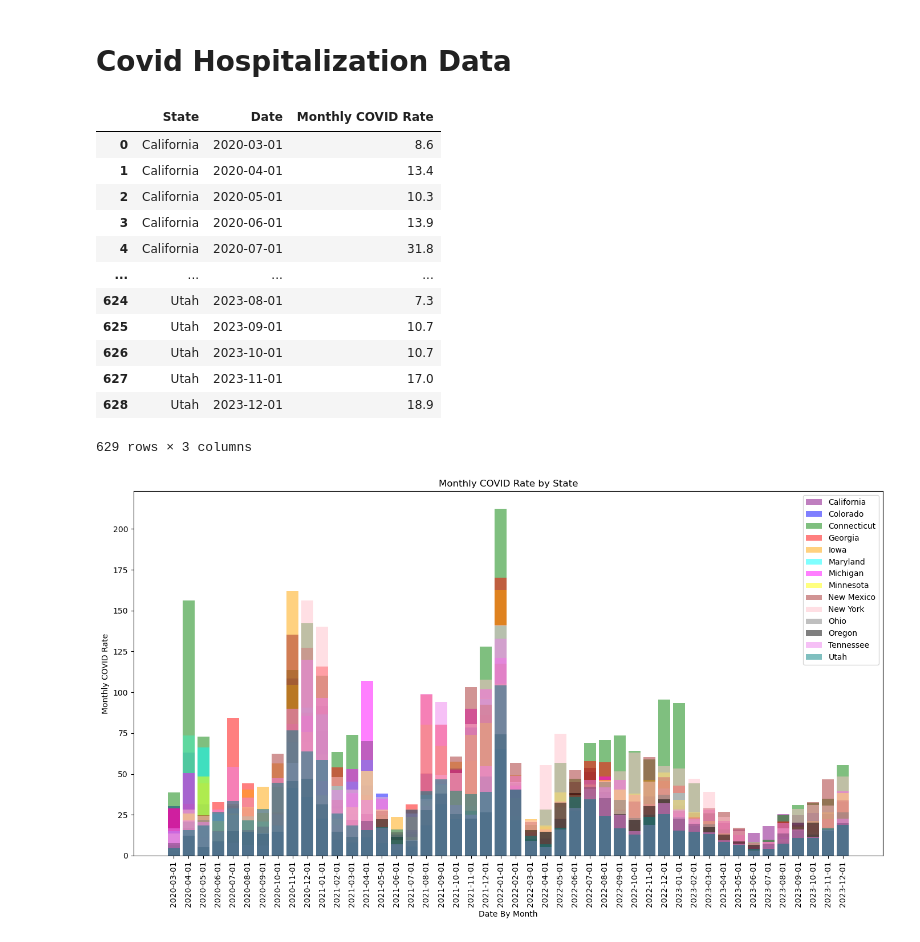
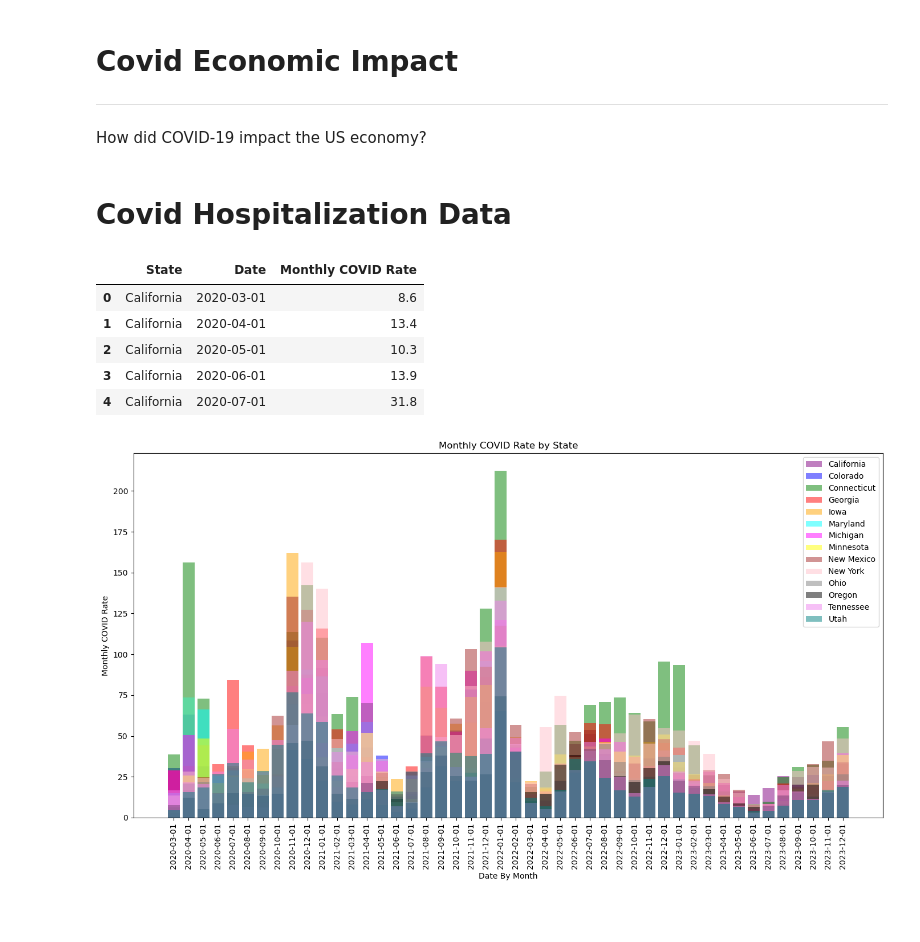
Before and after one commit to Csaldivar23/Project_1, a Jupyter notebook: Covid_Economic_Impact.ipynb, the cells around one changed output. Cells and saved outputs as stored; diff of their text form; code cells hidden in the pictures; blank space fills up the shorter version.

```diff
--- a/Covid_Economic_Impact.ipynb
+++ b/Covid_Economic_Impact.ipynb
@@ -1,3 +1,7 @@
+# %% [markdown]
+# Covid Economic Impact
+----------
+How did COVID-19 impact the US economy?
 # %%
 # importing modules
 import pandas as pd
@@ -13,21 +17,14 @@ from Fred_Api import Api_Key
 # %%
 # reading covid hospitaliztions csv file into DataFrame
 covid_hospitalizations = pd.read_csv("3_col_Monthly_COVID_Hospitaliztions.csv")
-covid_hospitalizations
+covid_hospitalizations.head()
 # %% [output]
 |  | State | Date | Monthly COVID Rate |
 | 0 | California | 2020-03-01 | 8.6 |
 | 1 | California | 2020-04-01 | 13.4 |
 | 2 | California | 2020-05-01 | 10.3 |
 | 3 | California | 2020-06-01 | 13.9 |
 | 4 | California | 2020-07-01 | 31.8 |
-| ... | ... | ... | ... |
-| 624 | Utah | 2023-08-01 | 7.3 |
-| 625 | Utah | 2023-09-01 | 10.7 |
-| 626 | Utah | 2023-10-01 | 10.7 |
-| 627 | Utah | 2023-11-01 | 17.0 |
-| 628 | Utah | 2023-12-01 | 18.9 |
-629 rows × 3 columns
 # %%
 # filtering by state data
 california_data = covid_hospitalizations[covid_hospitalizations["State"] == "California"]
```
Also changed, not shown: parts of 15 cells of this notebook, 3 other files.
